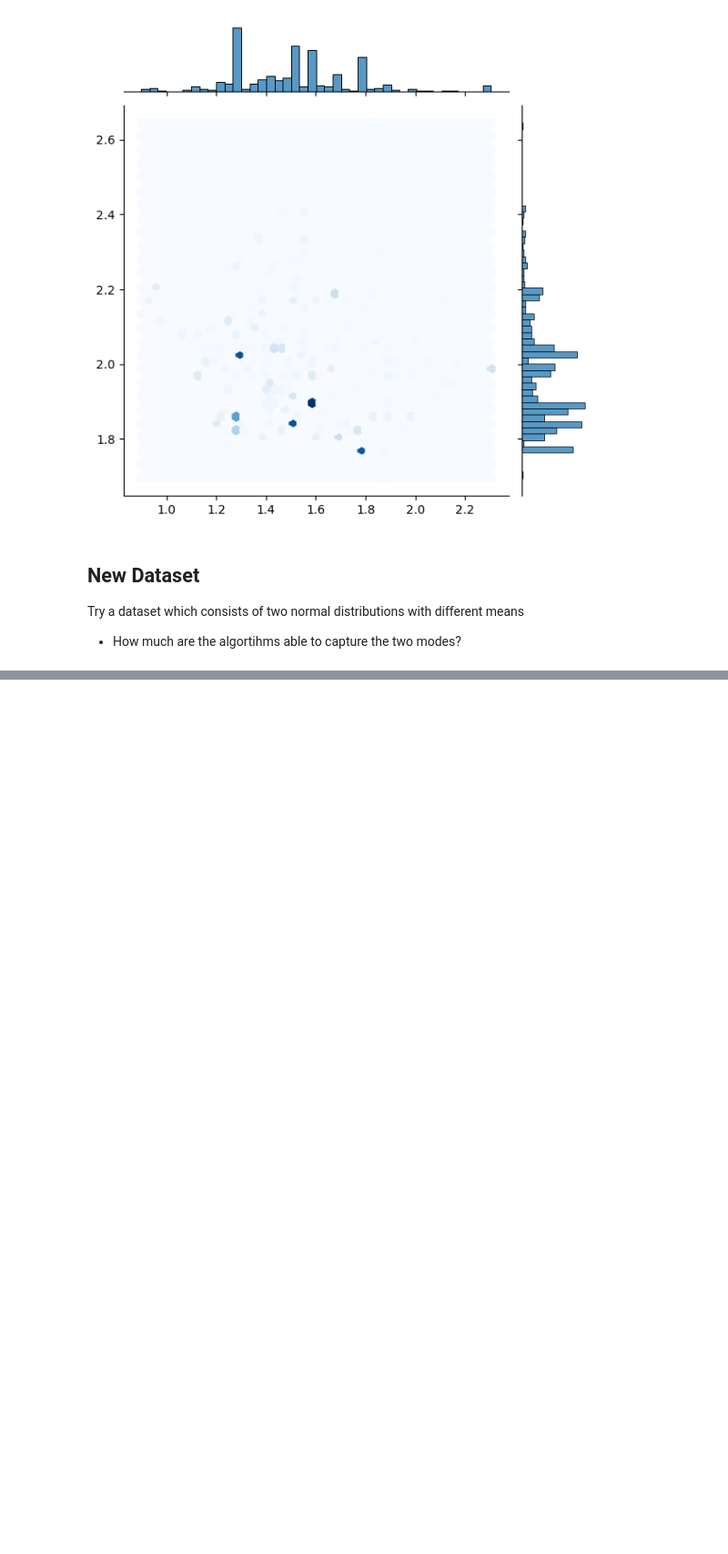
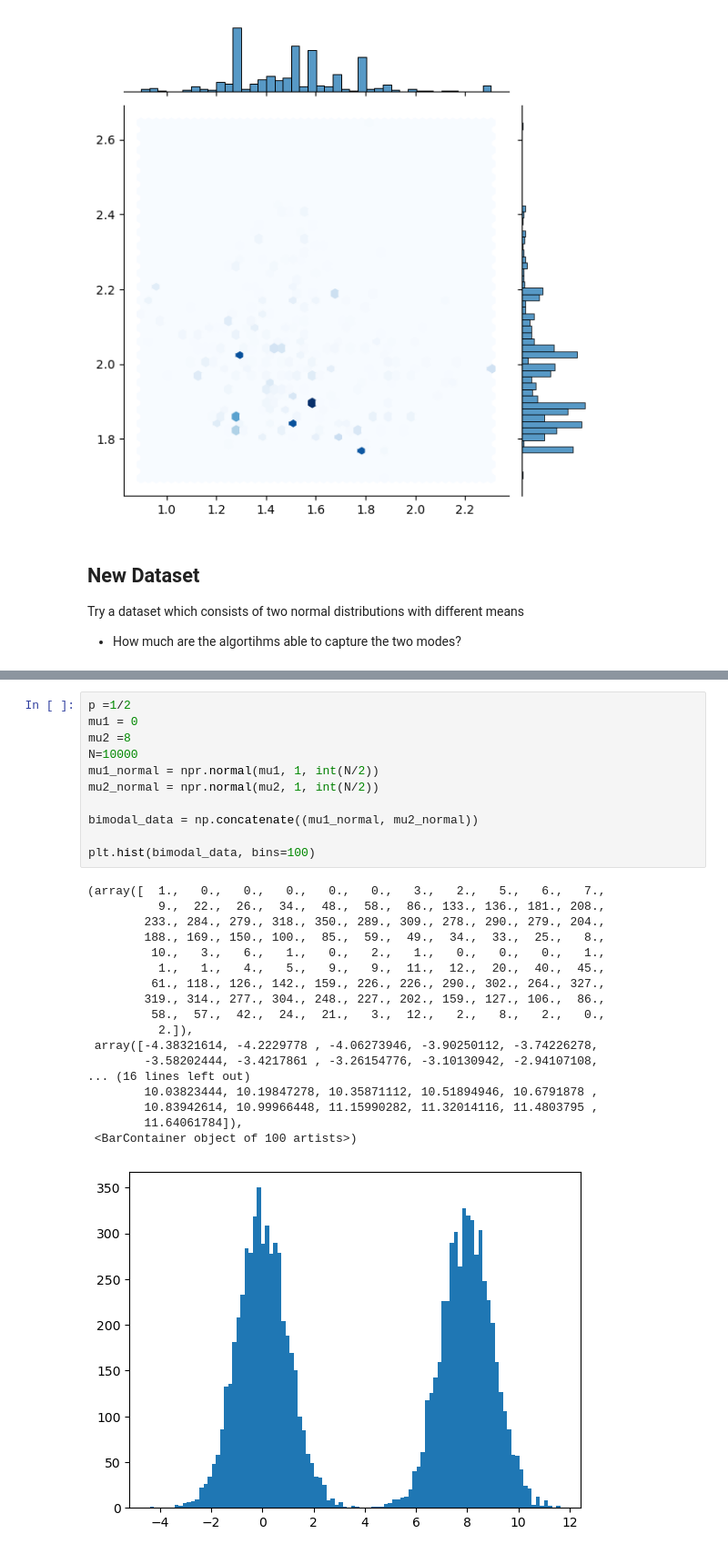
Before and after one commit to fnnrth/bt_MCMC_big_data, a Jupyter notebook: Main.ipynb, the cells around one changed output, grey strips where cells are left out. Shown: that part at 91% size. Cells and saved outputs as stored; diff of their text form; blank space fills up the shorter version.

```diff
--- a/Main.ipynb
+++ b/Main.ipynb
@@ -205,3 +211,33 @@ plt.hist(dataset_2_nd, bins=100)
+# %%
+p =1/2
+mu1 = 0
+mu2 =8
+N=10000
+mu1_normal = npr.normal(mu1, 1, int(N/2))
+mu2_normal = npr.normal(mu2, 1, int(N/2))
+
+bimodal_data = np.concatenate((mu1_normal, mu2_normal))
+
+plt.hist(bimodal_data, bins=100)
+# %% [output]
+(array([  1.,   0.,   0.,   0.,   0.,   0.,   3.,   2.,   5.,   6.,   7.,
+          9.,  22.,  26.,  34.,  48.,  58.,  86., 133., 136., 181., 208.,
+        233., 284., 279., 318., 350., 289., 309., 278., 290., 279., 204.,
+        188., 169., 150., 100.,  85.,  59.,  49.,  34.,  33.,  25.,   8.,
+         10.,   3.,   6.,   1.,   0.,   2.,   1.,   0.,   0.,   0.,   1.,
+          1.,   1.,   4.,   5.,   9.,   9.,  11.,  12.,  20.,  40.,  45.,
+         61., 118., 126., 142., 159., 226., 226., 290., 302., 264., 327.,
+        319., 314., 277., 304., 248., 227., 202., 159., 127., 106.,  86.,
+         58.,  57.,  42.,  24.,  21.,   3.,  12.,   2.,   8.,   2.,   0.,
+          2.]),
+ array([-4.38321614, -4.2229778 , -4.06273946, -3.90250112, -3.74226278,
+        -3.58202444, -3.4217861 , -3.26154776, -3.10130942, -2.94107108,
+... (16 lines left out)
+        10.03823444, 10.19847278, 10.35871112, 10.51894946, 10.6791878 ,
+        10.83942614, 10.99966448, 11.15990282, 11.32014116, 11.4803795 ,
+        11.64061784]),
+ <BarContainer object of 100 artists>)
+[figure, added]
 # %%
 T = 100000
 norm_2 = Norm_2_d_lkhd()
```
Also changed, not shown: parts of 7 cells of this notebook, 3 other files.
